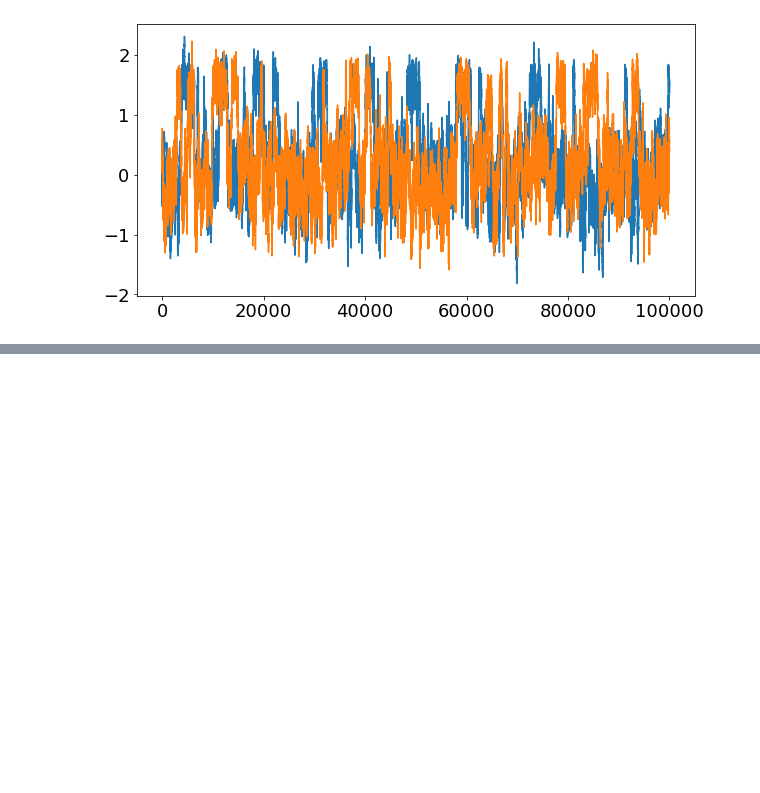
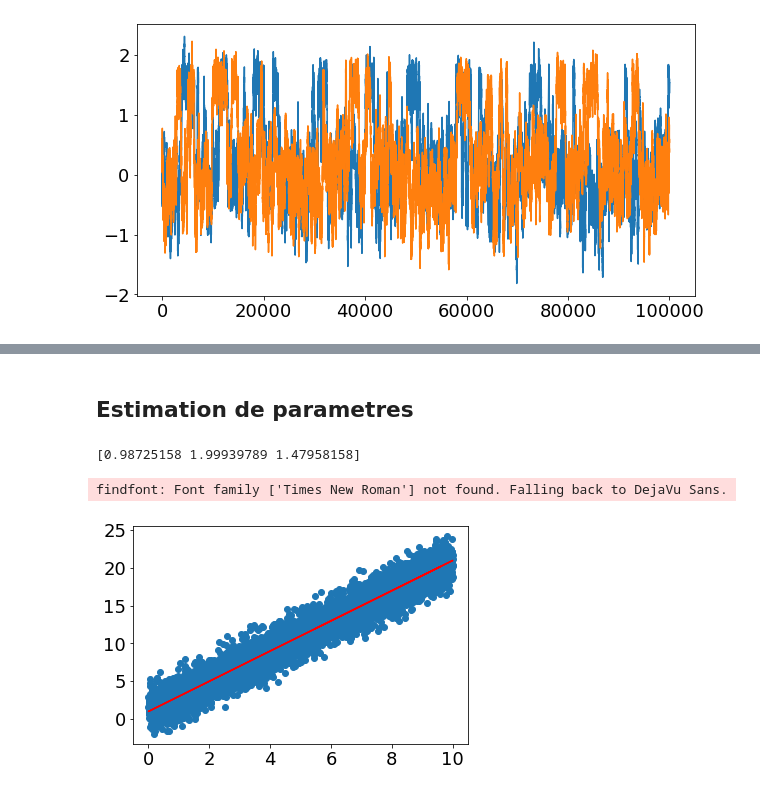
Before and after one commit to sylvielsstfr/jax-demo, a Jupyter notebook: demoMCsampling.ipynb, the cells around one changed output, grey strips where cells are left out. Saved outputs shown, nothing was run; the diff lists cells and outputs as text; code cells hidden in the pictures; blank space fills up the shorter version.

```diff
--- a/demoMCsampling.ipynb
+++ b/demoMCsampling.ipynb
@@ -634,0 +776,24 @@ plt.plot(spls[1])
+# %% [markdown]
+## Estimation de parametres
+# %%
+sample_size = 5_000
+sigma_e = 1.5             # true value of parameter error sigma
+random_num_generator = np.random.RandomState(0)
+xi = 10.0 * random_num_generator.rand(sample_size)
+e = random_num_generator.normal(0, sigma_e, sample_size)
+yi = 1.0 + 2.0 * xi +  e          # a = 1.0; b = 2.0; y = a + b*x
+# %%
+def lik(parameters, X, Y):
+    m = parameters[1]
+    b = parameters[0]
+    sigma = parameters[2]
+    y_exp = m * X + b
+    L = len(X)/2 * np.log(2 * np.pi * sigma ** 2) \
+         + 1/(2 * sigma ** 2) * sum((Y - y_exp) ** 2)
+    return L
+# %%
+
+lik_model = minimize(lik, np.array([1,1,1]), args=(xi,yi), method='L-BFGS-B')
+print(lik_model['x'])
+# %% [output]
+[0.98725158 1.99939789 1.47958158]
@@ -634,0 +804,7 @@ plt.plot(spls[1])
+# %%
+plt.scatter(xi,yi)
+plt.plot(xi, lik_model['x'][1] * xi + lik_model['x'][0],c='r')
+plt.show()
+# %% [output]
+findfont: Font family ['Times New Roman'] not found. Falling back to DejaVu Sans.
+[figure, added]
```
Also changed, not shown: parts of 20 cells of this notebook.
